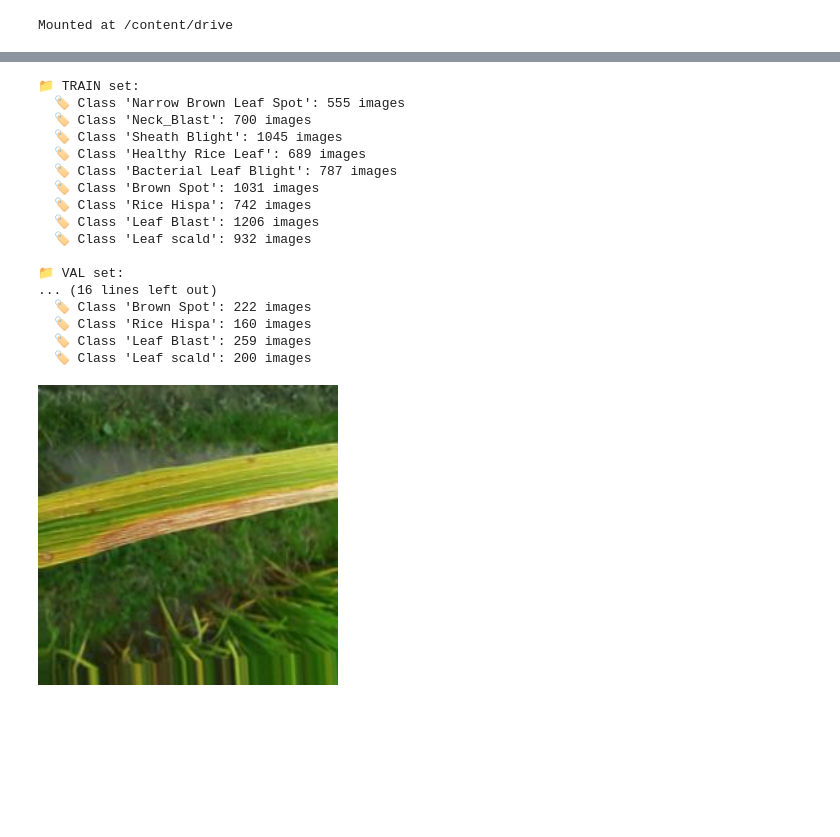
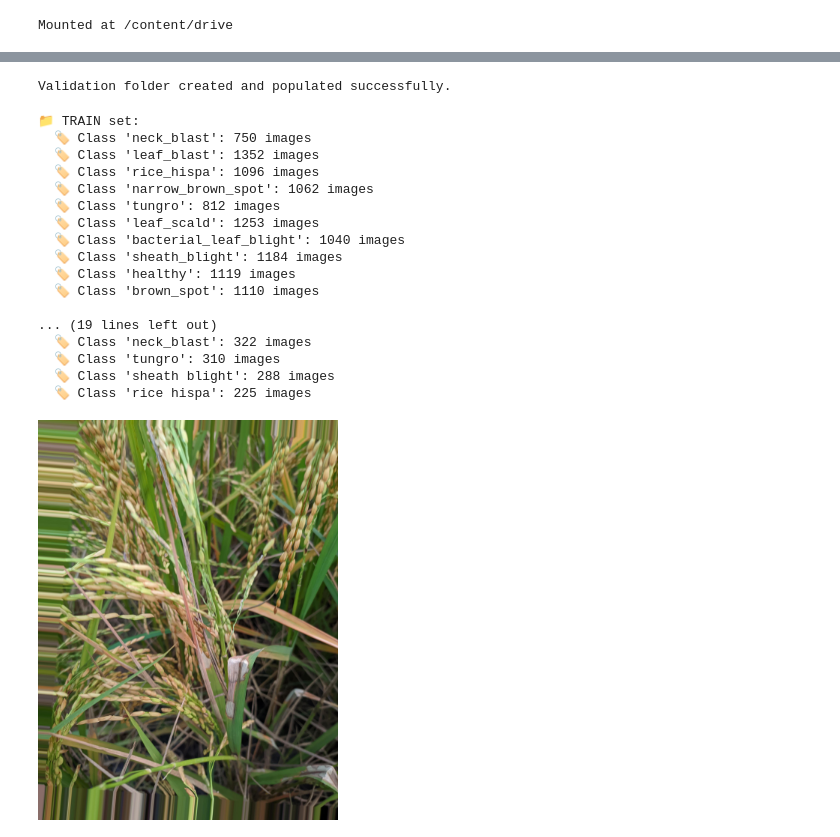
Before and after one commit to HabibaJahn/Rice_disease_detection, a Jupyter notebook: Model_Train.ipynb, the cells around one changed output, grey strips where cells are left out. Drawn from its saved outputs; the diff is of its cells as text; code cells hidden in the pictures; blank space fills up the shorter version.

```diff
--- a/Model_Train.ipynb
+++ b/Model_Train.ipynb
@@ -58,8 +32,48 @@ print("✅ Dataset successfully split into train, val, and test sets!")
+# %%
+import os
+import shutil
+import random
+
+# Set your paths
+dataset_dir = '/content/drive/My Drive/AI Project/dataset'
+train_dir = os.path.join(dataset_dir, 'train')
+val_dir = os.path.join(dataset_dir, 'validation')
+
+# Create validation directory if not exist
+os.makedirs(val_dir, exist_ok=True)
+
+# Split ratio (e.g., 25% of training data to validation)
+val_split = 0.25
+
+# Loop through each class folder in training data
+for class_name in os.listdir(train_dir):
+    class_train_path = os.path.join(train_dir, class_name)
+    class_val_path = os.path.join(val_dir, class_name)
+
+    # Create class folder in validation directory
+    os.makedirs(class_val_path, exist_ok=True)
+
+    # Get all files in class folder
+    images = os.listdir(class_train_path)
+    random.shuffle(images)
+
+    # Split and move files
+    val_count = int(len(images) * val_split)
+    val_images = images[:val_count]
+
+    for img in val_images:
+        src = os.path.join(class_train_path, img)
+        dst = os.path.join(class_val_path, img)
+        shutil.move(src, dst)
+
+print("Validation folder created and populated successfully.")
+# %% [output]
+Validation folder created and populated successfully.
 # %%
 import os
 
-base_dir = '/content/drive/My Drive/Ai Project/split_dataset'
-splits = ['train', 'val', 'test']
+base_dir = '/content/drive/My Drive/AI Project/dataset'
+splits = ['train', 'validation', 'test']
 
 for split in splits:
     split_path = os.path.join(base_dir, split)
@@ -77,34 +91,34 @@ for split in splits:
         print(f"  🏷️ Class '{class_name}': {num_images} images")
 # %% [output]
 📁 TRAIN set:
-  🏷️ Class 'Narrow Brown Leaf Spot': 555 images
-  🏷️ Class 'Neck_Blast': 700 images
-  🏷️ Class 'Sheath Blight': 1045 images
-  🏷️ Class 'Healthy Rice Leaf': 689 images
-  🏷️ Class 'Bacterial Leaf Blight': 787 images
-  🏷️ Class 'Brown Spot': 1031 images
-  🏷️ Class 'Rice Hispa': 742 images
-  🏷️ Class 'Leaf Blast': 1206 images
-  🏷️ Class 'Leaf scald': 932 images
+  🏷️ Class 'neck_blast': 750 images
+  🏷️ Class 'leaf_blast': 1352 images
+  🏷️ Class 'rice_hispa': 1096 images
+  🏷️ Class 'narrow_brown_spot': 1062 images
+  🏷️ Class 'tungro': 812 images
+  🏷️ Class 'leaf_scald': 1253 images
+  🏷️ Class 'bacterial_leaf_blight': 1040 images
+  🏷️ Class 'sheath_blight': 1184 images
+  🏷️ Class 'healthy': 1119 images
+  🏷️ Class 'brown_spot': 1110 images
 
-📁 VAL set:
-... (16 lines left out)
-  🏷️ Class 'Brown Spot': 222 images
-  🏷️ Class 'Rice Hispa': 160 images
-  🏷️ Class 'Leaf Blast': 259 images
-  🏷️ Class 'Leaf scald': 200 images
+... (19 lines left out)
+  🏷️ Class 'neck_blast': 322 images
+  🏷️ Class 'tungro': 310 images
+  🏷️ Class 'sheath blight': 288 images
+  🏷️ Class 'rice hispa': 225 images
 # %%
 from PIL import Image
 import IPython.display as display
 
 # Example path to an image in your split dataset
-image_path = '/content/drive/My Drive/Ai Project/split_dataset/train/Bacterial Leaf Blight/aug_0_676.jpg'
+image_path = '/content/drive/My Drive/AI Project/dataset/train/sheath_blight/sheath_blight1575.jpg'
 
 # Open and display the image
 with open(image_path, 'rb') as f:
     display.display(display.Image(data=f.read(), width=300))
 # %% [output]
-[figure, old version]
+[figure, new version]
 # %%
 from PIL import Image
 import IPython.display as display
```
Also changed, not shown: parts of 16 cells of this notebook.
